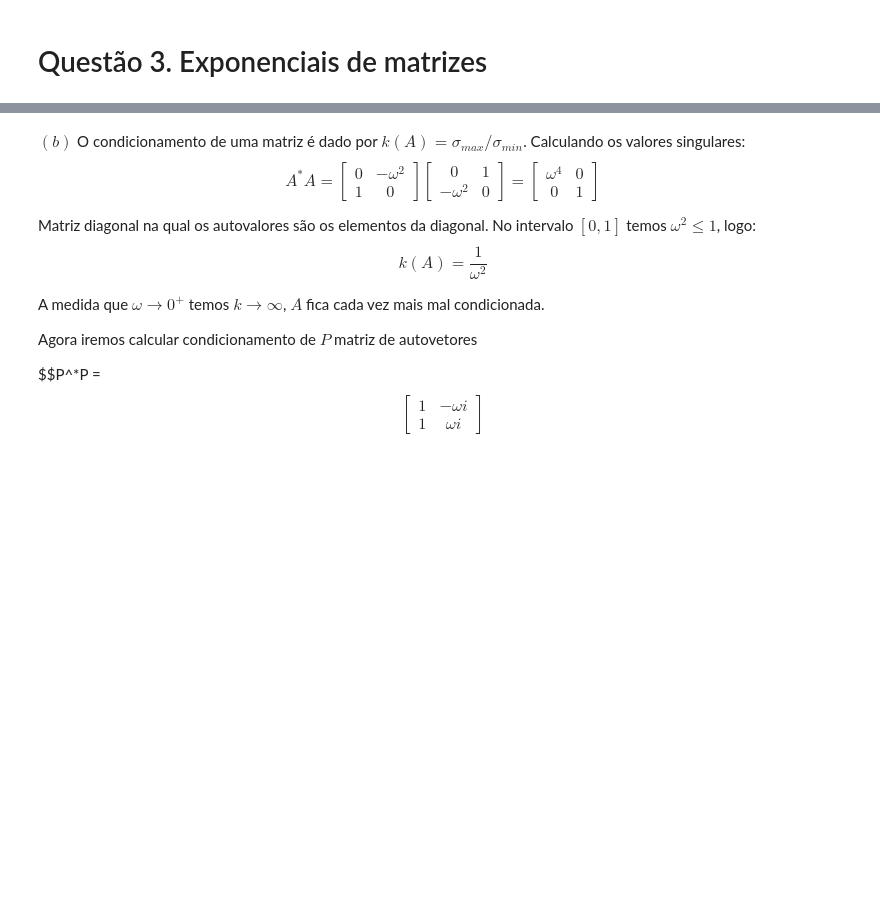
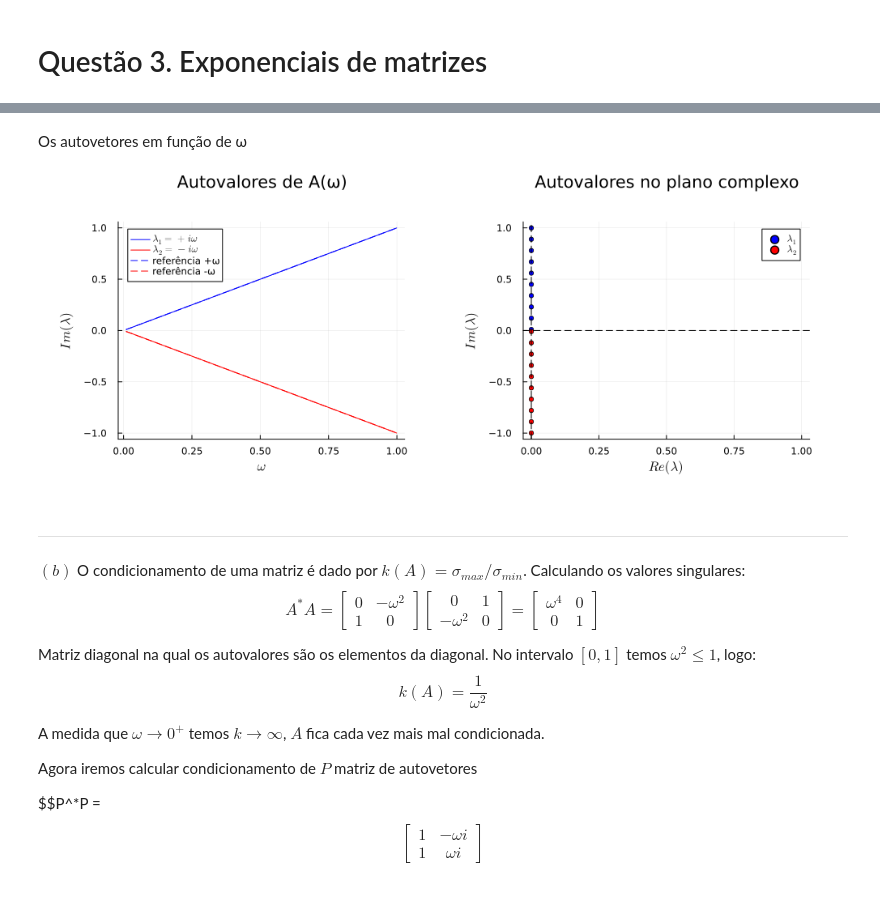
Before and after one commit to marco-fgv/projeto4-ALN, a Jupyter notebook: respostas.ipynb, the cells around one changed output, grey strips where cells are left out. Saved outputs shown, nothing was run; the diff lists cells and outputs as text; code cells hidden in the pictures; blank space fills up the shorter version.

```diff
--- a/respostas.ipynb
+++ b/respostas.ipynb
@@ -826,3 +866,41 @@ v_2 =
+# %% [markdown]
+Os autovetores em função de ω
+# %%
+ω = LinRange(0.01, 0.999, 10)
+
+λs = [eig_ordenado(w)[1] for w in ω]
+
+# grafico 1: parte imaginaria em funcao de omega
+p1 = plot(ω, imag.([λ[1] for λ in λs]),
+    label=L"\lambda_1 = +i\omega", color=:blue,
+    title="Autovalores de A(ω)",
+    xlabel=L"\omega", ylabel=L"Im(\lambda)")
+plot!(p1, ω, imag.([λ[2] for λ in λs]),
+    label=L"\lambda_2 = -i\omega", color=:red)
+plot!(p1, ω, collect(ω),
+    label="referência +ω", linestyle=:dash, color=:blue)
+plot!(p1, ω, -collect(ω),
+    label="referência -ω", linestyle=:dash, color=:red)
+
+# grafico 2: plano complexo — parte real vs imaginaria
+p2 = scatter(zeros(length(ω)), imag.([λ[1] for λ in λs]),
+    label=L"\lambda_1", color=:blue, markersize=3,
+    title="Autovalores no plano complexo",
+    xlabel=L"Re(\lambda)", ylabel=L"Im(\lambda)")
+scatter!(p2, zeros(length(ω)), imag.([λ[2] for λ in λs]),
+    label=L"\lambda_2", color=:red, markersize=3)
+vline!(p2, [0.0], color=:black, linestyle=:dash, label="")
+hline!(p2, [0.0], color=:black, linestyle=:dash, label="")
+
+using Plots.PlotMeasures
+
+plot(p1, p2, layout=(1,2), size=(1000,400),
+    left_margin=10mm, right_margin=10mm,
+    bottom_margin=10mm, top_margin=10mm)
+# %% [output]
+[figure, added]
+# %% [markdown]
+---
 # %% [markdown]
 $(b)$ O condicionamento de uma matriz é dado por $k(A) = \sigma_{max}/\sigma_{min}$. Calculando os valores singulares:
 $$A^*A =
```
Also changed, not shown: parts of 9 cells of this notebook.
